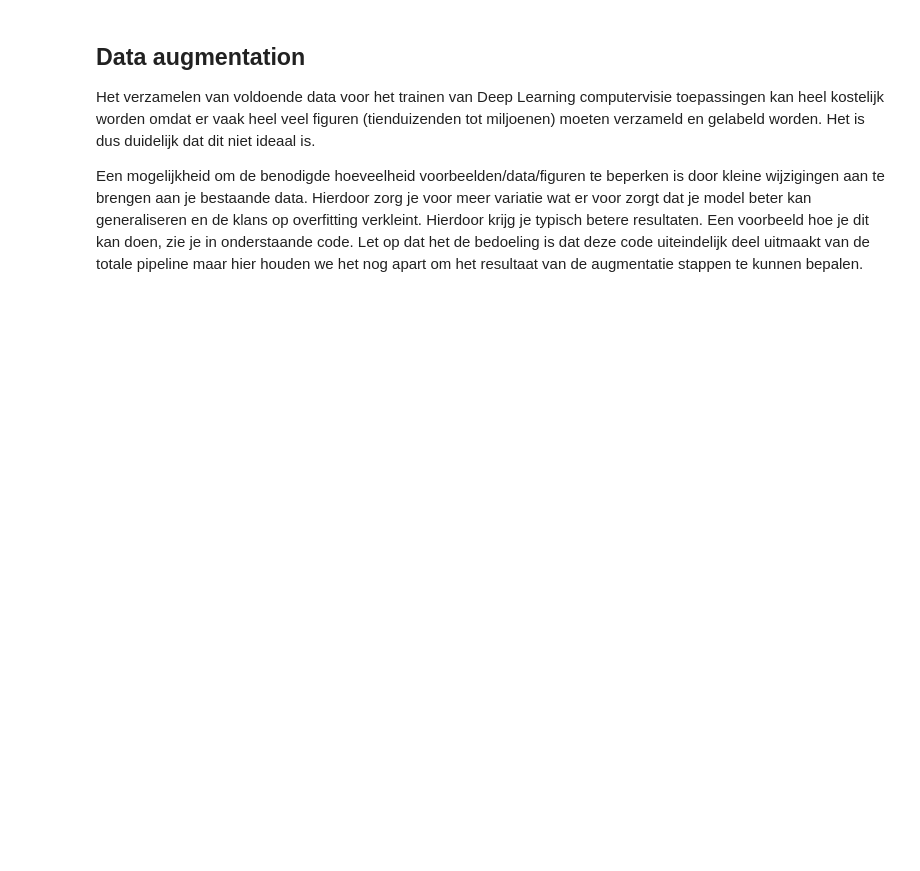
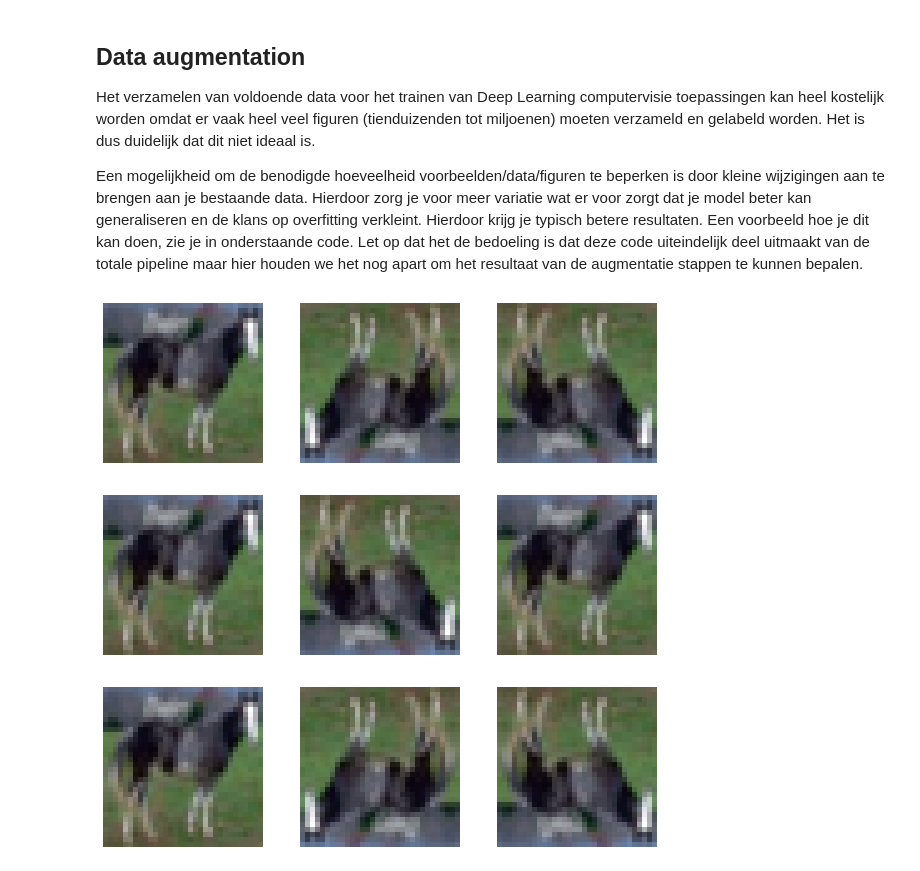
Before and after one commit to OdiseeMachineLearning2223/Leerstof, a Jupyter notebook: Week 3/Preprocessing.ipynb, the cells around one changed output. Saved outputs shown, nothing was run; the diff lists cells and outputs as text; code cells hidden in the pictures; blank space fills up the shorter version.

```diff
--- a/Week 3/Preprocessing.ipynb
+++ b/Week 3/Preprocessing.ipynb
@@ -173,0 +398,24 @@ Let op dat het de bedoeling is dat deze code uiteindelijk deel uitmaakt van de t
+# %%
+def draw_figures(data_augmentation, image):
+
+    tmp = tf.cast(tf.expand_dims(image, 0), tf.float32)
+
+    plt.figure(figsize=(10, 10))
+    for i in range(9):
+        ax = plt.subplot(3, 3, i + 1)
+
+        if i > 0:
+            augmented_image = data_augmentation(tmp)
+            plt.imshow(augmented_image[0])
+        else:
+            plt.imshow(image)
+        plt.axis("off")
+# %%
+data_augmentation = Sequential([
+    Rescaling(1./255),
+    RandomFlip()
+])
+
+draw_figures(data_augmentation, batch_x[5])
+# %% [output]
+[figure, added]
```
Also changed, not shown: parts of 32 cells of this notebook, 5 other files.
